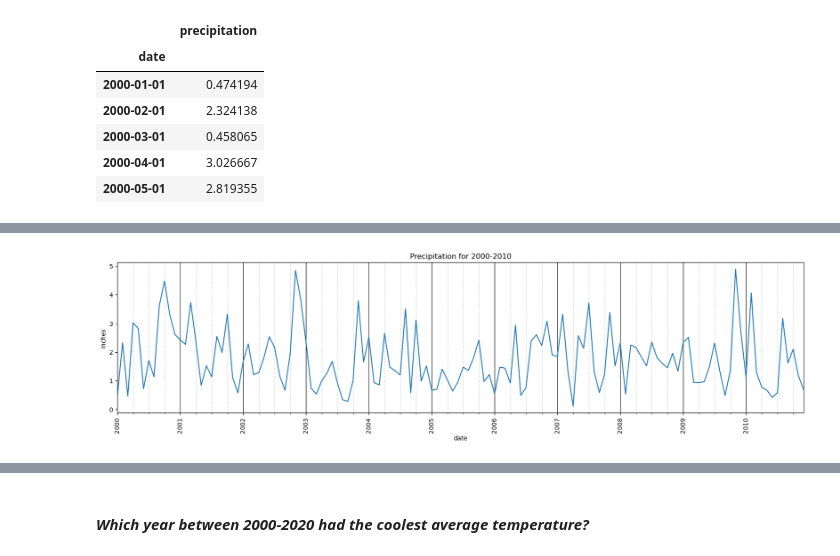
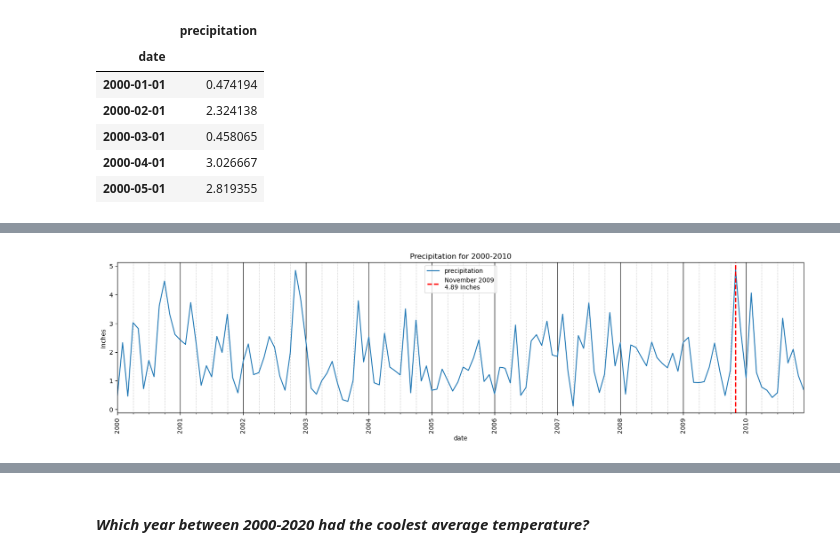
Before and after one commit to john-a-dixon/resampling-datetime-data, a Jupyter notebook: resample.ipynb, the cells around one changed output, grey strips where cells are left out. Cells and saved outputs as stored; diff of their text form; code cells hidden in the pictures.

Commit message:
Doing the next plot.

```diff
--- a/resample.ipynb
+++ b/resample.ipynb
@@ -154,7 +154,7 @@ memory usage: 359.6 KB
 #### **_What month had the most precipitation between 2000 through 2010?_**
 # %%
 # Resample the data as Monthly frequency.
-monthly_df = final_df.loc["2000":"2010"][["precipitation"]].resample("MS").mean()
+monthly_df = final_df.copy().loc["2000":"2010"][["precipitation"]].resample("MS").mean()
 monthly_df.head()
 # %% [output]
 |  | precipitation |
@@ -175,15 +175,23 @@ Name: 2009-11-01 00:00:00, dtype: float64
 # %%
 # Figure creation and labeling
 fig, ax = plt.subplots(figsize=(20, 5))
 monthly_df["precipitation"].plot(ax=ax)
 ax.set_title("Precipitation for 2000-2010")
 ax.set_ylabel("Inches")
 
 # Major xaxis ticks formatting
-ax.grid(which='major',axis='x',color='k')
-fig.autofmt_xdate(rotation=90,ha='center')
+ax.grid(which='major',axis='x', color='k')
+fig.autofmt_xdate(rotation=90, ha='center')
 
 # Minor xaxis ticks formatting
-ax.grid(which='minor',axis='x',ls=":")
+ax.grid(which='minor', axis='x', ls=":")
+
+# Add a vertical line denoting the max precipitation
+ax.axvline(max_precipitation_id,
+           color="red",
+           label=f"{max_precipitation_id.strftime('%B %Y')}\n{round(max_precipitation_val[0], 2)} Inches",
+           ls="--",
+           linewidth=2);
+ax.legend();
 # %% [output]
-[figure, old version]
+[figure, new version]
```
Also changed, not shown: parts of 4 cells of this notebook.
